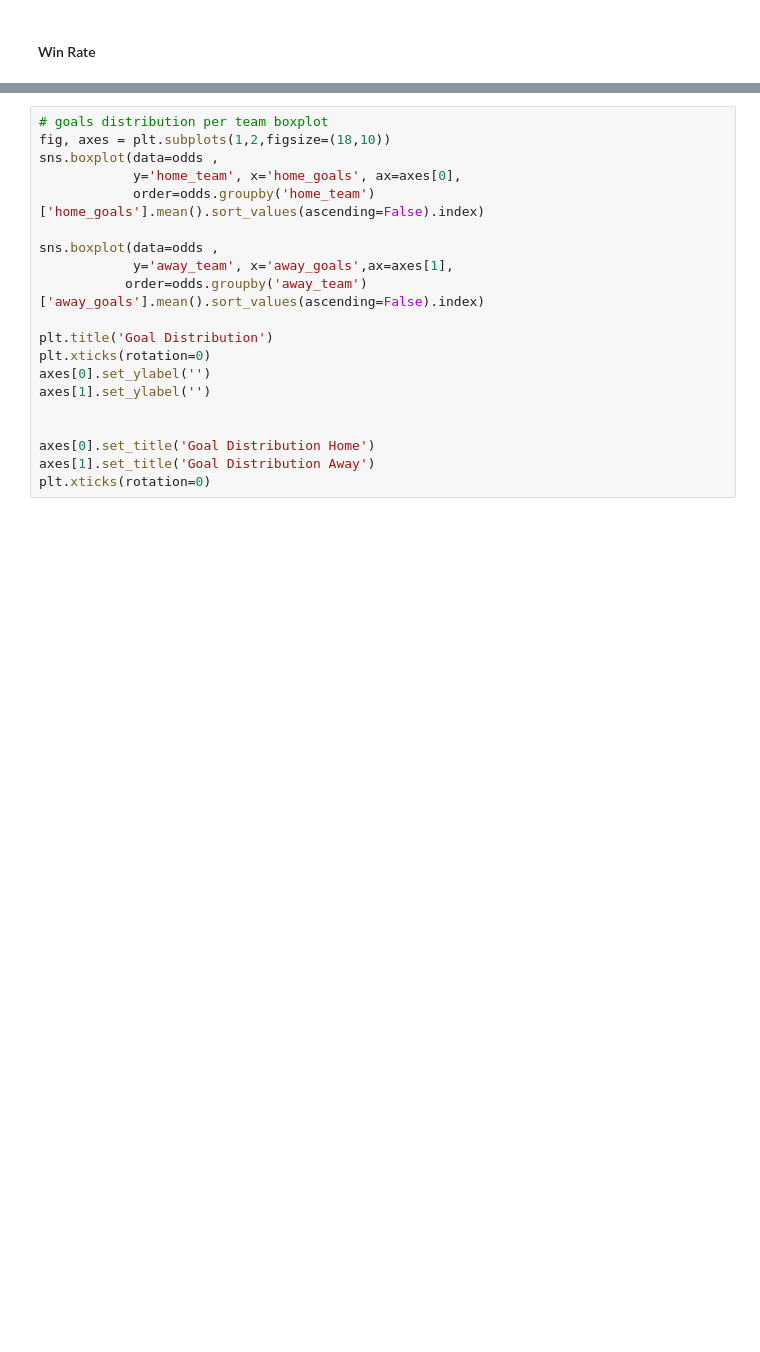
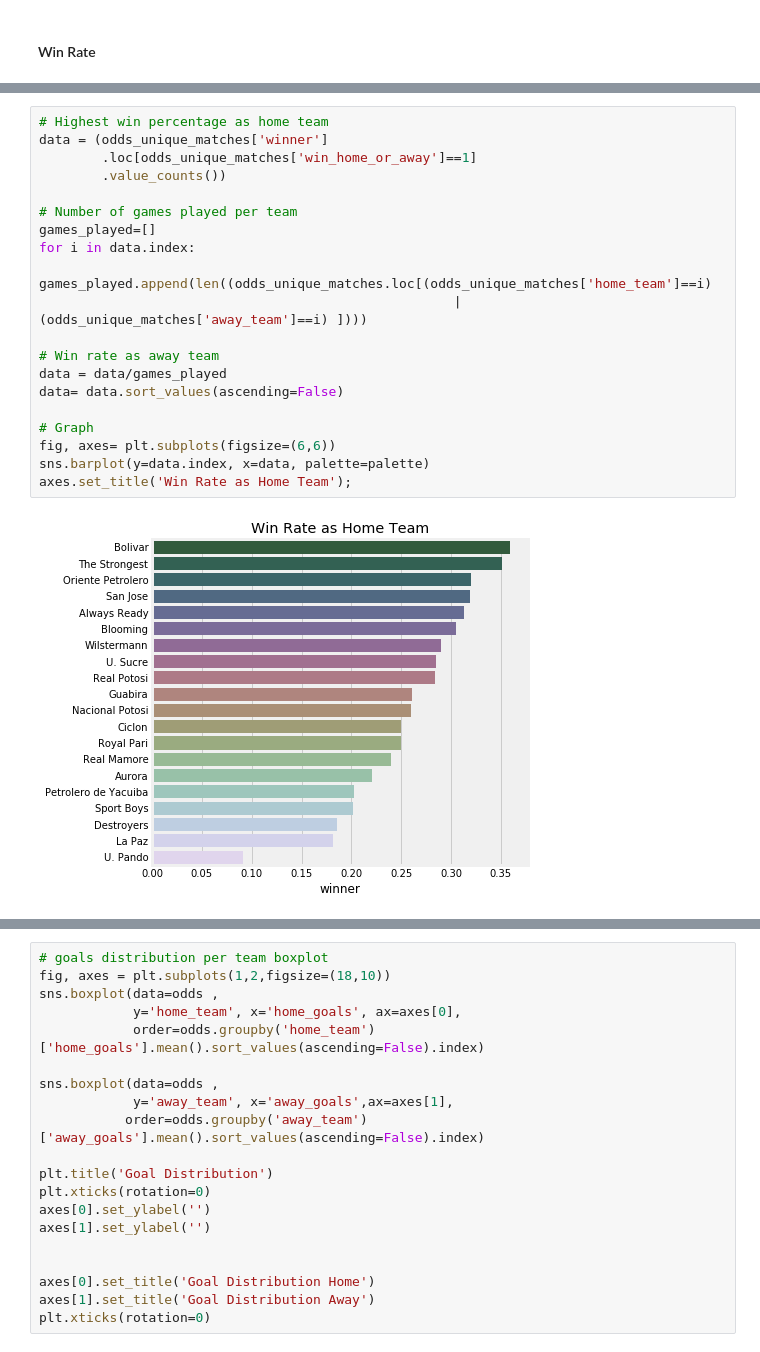
Before and after one commit to miketondu/odds_portal_project, a Jupyter notebook: notebooks/2_odds_engineering_exploration.ipynb, the cells around one changed output, grey strips where cells are left out. Cells and saved outputs as stored; diff of their text form; blank space fills up the shorter version.

```diff
--- a/notebooks/2_odds_engineering_exploration.ipynb
+++ b/notebooks/2_odds_engineering_exploration.ipynb
@@ -428,0 +413,22 @@ axes.set_xlabel('Win Rate');
+# %%
+# Highest win percentage as home team
+data = (odds_unique_matches['winner']
+        .loc[odds_unique_matches['win_home_or_away']==1]
+        .value_counts())
+
+# Number of games played per team
+games_played=[]
+for i in data.index:
+    games_played.append(len((odds_unique_matches.loc[(odds_unique_matches['home_team']==i)
+                                                     | (odds_unique_matches['away_team']==i) ])))
+
+# Win rate as away team
+data = data/games_played
+data= data.sort_values(ascending=False)
+
+# Graph
+fig, axes= plt.subplots(figsize=(6,6))
+sns.barplot(y=data.index, x=data, palette=palette)
+axes.set_title('Win Rate as Home Team');
+# %% [output]
+[figure, added]
```
Also changed, not shown: parts of 20 cells of this notebook.
